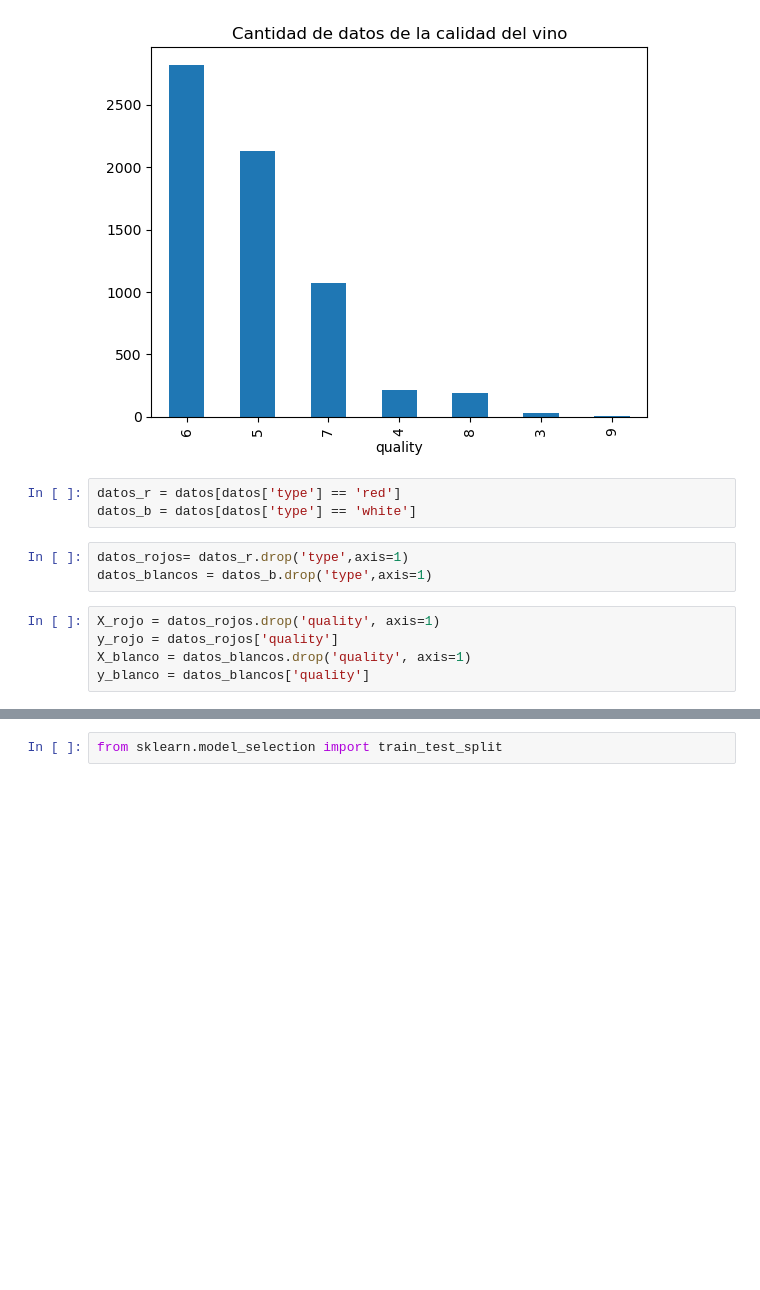
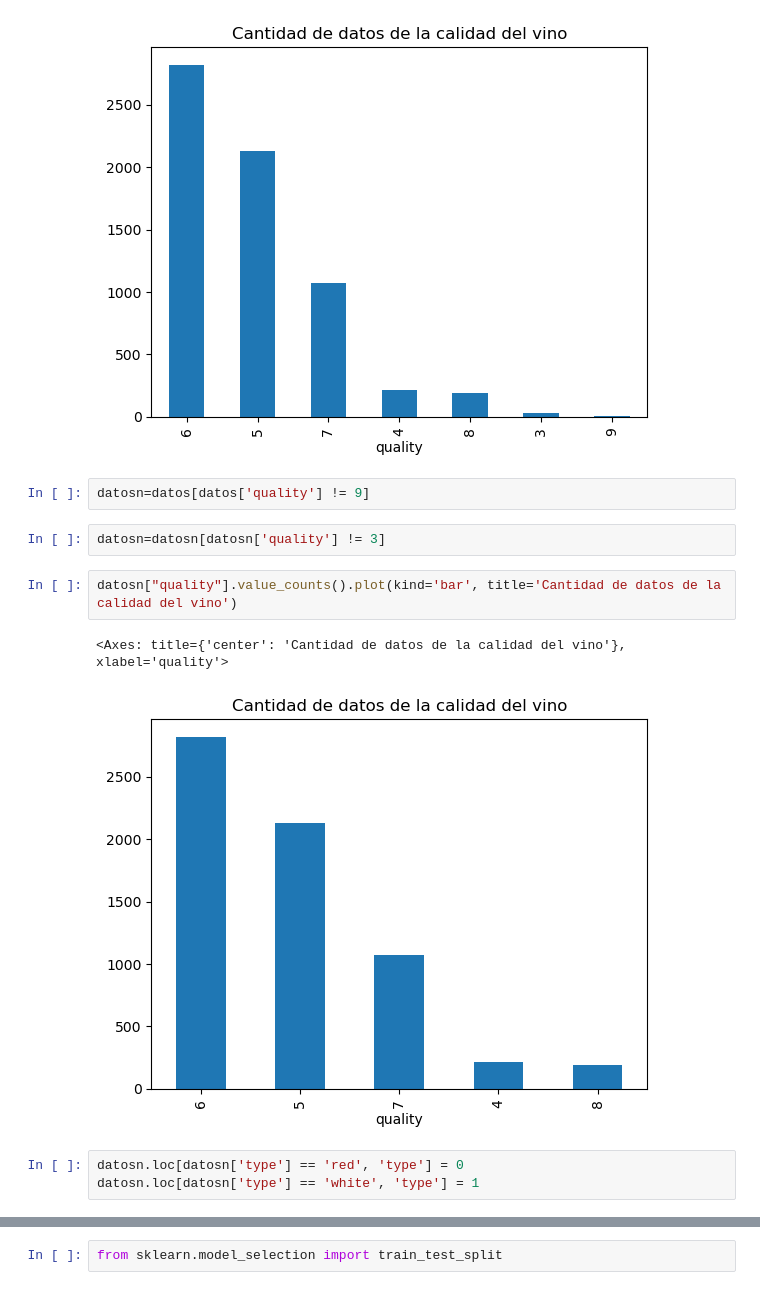
Before and after one commit to Eriik12/PROYECTO, a Jupyter notebook: VINO/Calidad del Vino.ipynb, the cells around one changed output, grey strips where cells are left out. Cells and saved outputs as stored; diff of their text form; blank space fills up the shorter version.

```diff
--- a/VINO/Calidad del Vino.ipynb
+++ b/VINO/Calidad del Vino.ipynb
@@ -31,14 +29,15 @@ datos["quality"].value_counts().plot(kind='bar', title='Cantidad de datos de la
 # %% [output]
 <Axes: title={'center': 'Cantidad de datos de la calidad del vino'}, xlabel='quality'>
 [figure]
-# %%
-datos_r = datos[datos['type'] == 'red']
-datos_b = datos[datos['type'] == 'white']
-# %%
-datos_rojos= datos_r.drop('type',axis=1)
-datos_blancos = datos_b.drop('type',axis=1)
-# %%
-X_rojo = datos_rojos.drop('quality', axis=1)
-y_rojo = datos_rojos['quality']
-X_blanco = datos_blancos.drop('quality', axis=1)
-y_blanco = datos_blancos['quality']
+# %%
+datosn=datos[datos['quality'] != 9]
+# %%
+datosn=datosn[datosn['quality'] != 3]
+# %%
+datosn["quality"].value_counts().plot(kind='bar', title='Cantidad de datos de la calidad del vino')
+# %% [output]
+<Axes: title={'center': 'Cantidad de datos de la calidad del vino'}, xlabel='quality'>
+[figure, added]
+# %%
+datosn.loc[datosn['type'] == 'red', 'type'] = 0
+datosn.loc[datosn['type'] == 'white', 'type'] = 1
```
Also changed, not shown: parts of 32 cells of this notebook, 1 other file.
